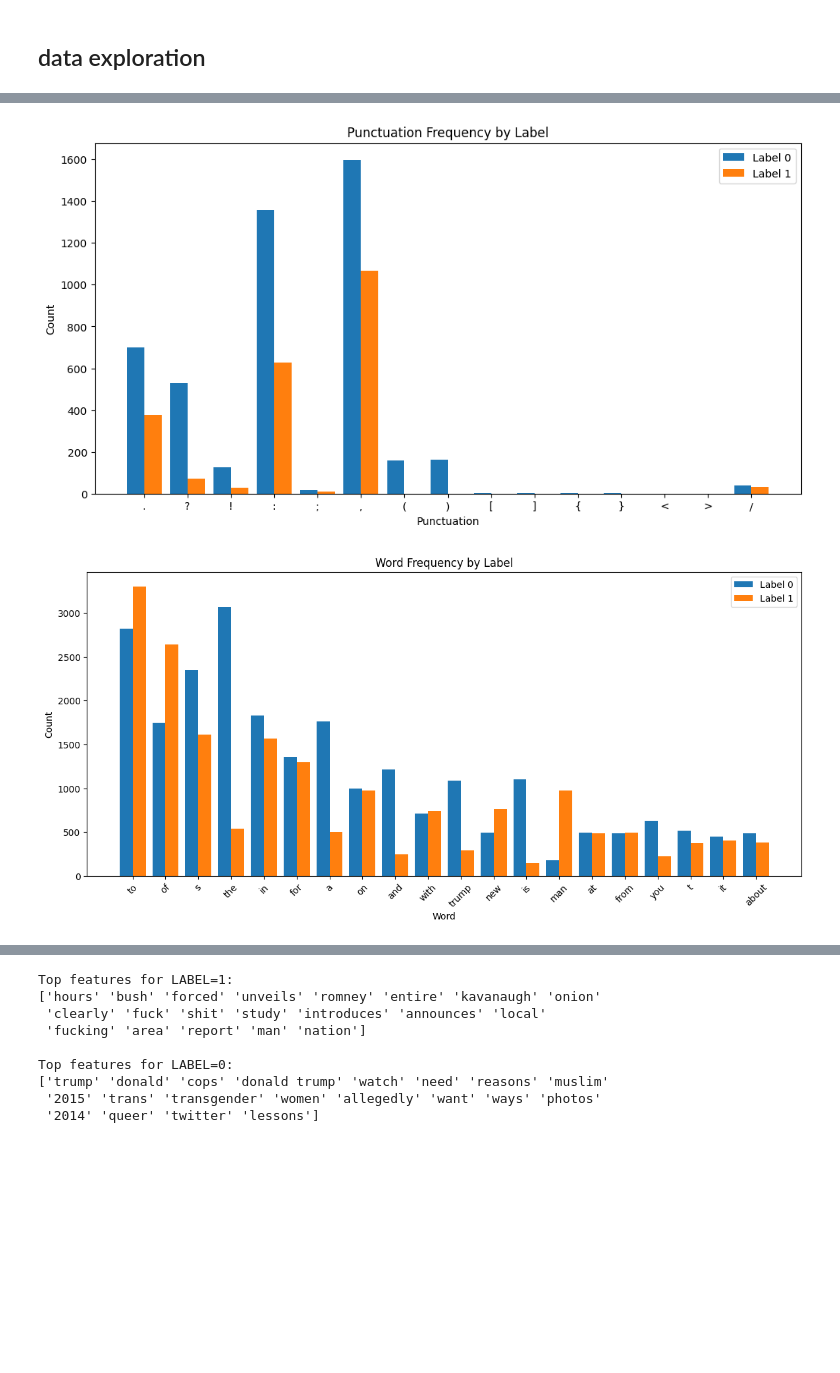
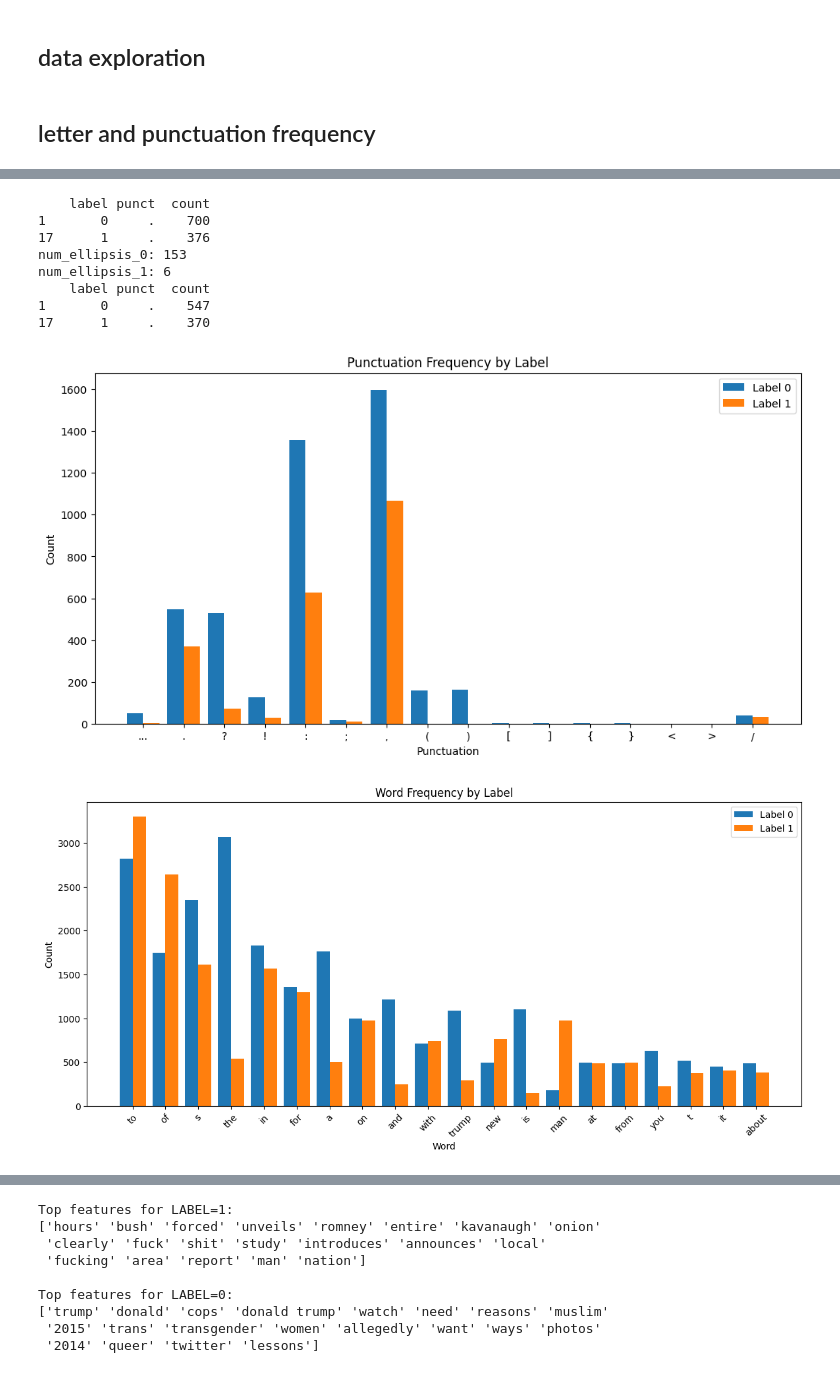
Before and after one commit to Michelle875/Sarcasm-Detector, a Jupyter notebook: preliminaryAnalysis.ipynb, the cells around one changed output, grey strips where cells are left out. Saved outputs shown, nothing was run; the diff lists cells and outputs as text; code cells hidden in the pictures; blank space fills up the shorter version.

```diff
--- a/preliminaryAnalysis.ipynb
+++ b/preliminaryAnalysis.ipynb
@@ -14,6 +14,8 @@ df_test = pd.read_csv('test.csv')
 df_valid = pd.read_csv('valid.csv')
 
 df_whole = pd.concat([df_train, df_valid, df_test], axis=0)
+# %% [markdown]
+## letter and punctuation frequency
 # %%
 print("TRAINING INFORMATION")
 print()
@@ -39,12 +41,13 @@ plt.show()
 # for each label, show counts of punctuation
 import re
 
-punctuation = ['.', '?', '!', ':', ';', ',', '(', ')', '[', ']', '{', '}', '<', '>', '/']
+punctuation = ['...', '.', '?', '!', ':', ';', ',', '(', ')', '[', ']', '{', '}', '<', '>', '/']
 
 rows = []
 
 for label in df_train['label'].unique():
     texts = df_train[df_train['label'] == label]['text']
+    counted = False
     for punct in punctuation:
         count = texts.str.contains(re.escape(punct)).sum()
         rows.append({
@@ -54,6 +57,27 @@ for label in df_train['label'].unique():
         })
 
 punct_df = pd.DataFrame(rows)
+
+#reomve elipses count from period count
+print(punct_df[punct_df['punct'] == '.'])
+
+# Count ellipses for each label
+num_ellipsis_0 = punct_df[(punct_df['punct'] == '...') & (punct_df['label'] == 0)]['count'].iloc[0] * 3
+num_ellipsis_1 = punct_df[(punct_df['punct'] == '...') & (punct_df['label'] == 1)]['count'].iloc[0] * 3
+
+print(f'num_ellipsis_0: {num_ellipsis_0}')
+print(f'num_ellipsis_1: {num_ellipsis_1}')
+
+# Subtract ellipses from period counts using .loc and index
+idx0 = punct_df[(punct_df['punct'] == '.') & (punct_df['label'] == 0)].index[0]
+idx1 = punct_df[(punct_df['punct'] == '.') & (punct_df['label'] == 1)].index[0]
+
+punct_df.loc[idx0, 'count'] -= num_ellipsis_0
+punct_df.loc[idx1, 'count'] -= num_ellipsis_1
+
+print(punct_df[punct_df['punct'] == '.'])
+
+
 
 labels = punct_df['label'].unique()
 puncts = punctuation
@@ -158,33 +182,41 @@ width = 0.8 / len(labels)
 fig, ax = plt.subplots(figsize=(14, 6))
 
 for i, label in enumerate(labels):
     counts = letter_df[letter_df['label'] == label]['count']
     ax.bar(x + i*width, counts, width, label=f"Label {label}")
 
 ax.set_xticks(x + width*(len(labels)-1)/2)
 ax.set_xticklabels(items)
 ax.set_xlabel("Letter")
 ax.set_ylabel("Count")
 ax.set_title("Letter Frequency by Label")
 ax.legend()
 
 plt.show()
 # %% [output]
 TRAINING INFORMATION
 
 
                                                 text  label
 0  states slow to shut down weak teacher educatio...      0
 1    drone places fresh kill on steps of white house      1
 2  report: majority of instances of people gettin...      1
 3  sole remaining lung filled with rich, satisfyi...      1
 4                       the gop's stockholm syndrome      0
 distribution of labels
 label
 0    11248
 1    10216
 Name: count, dtype: int64
 [figure]
+    label punct  count
+1       0     .    700
+17      1     .    376
+num_ellipsis_0: 153
+num_ellipsis_1: 6
+    label punct  count
+1       0     .    547
+17      1     .    370
-[figure, old version]
+[figure, new version]
 [figure]
 [figure]
```
Also changed, not shown: parts of 5 cells of this notebook.
